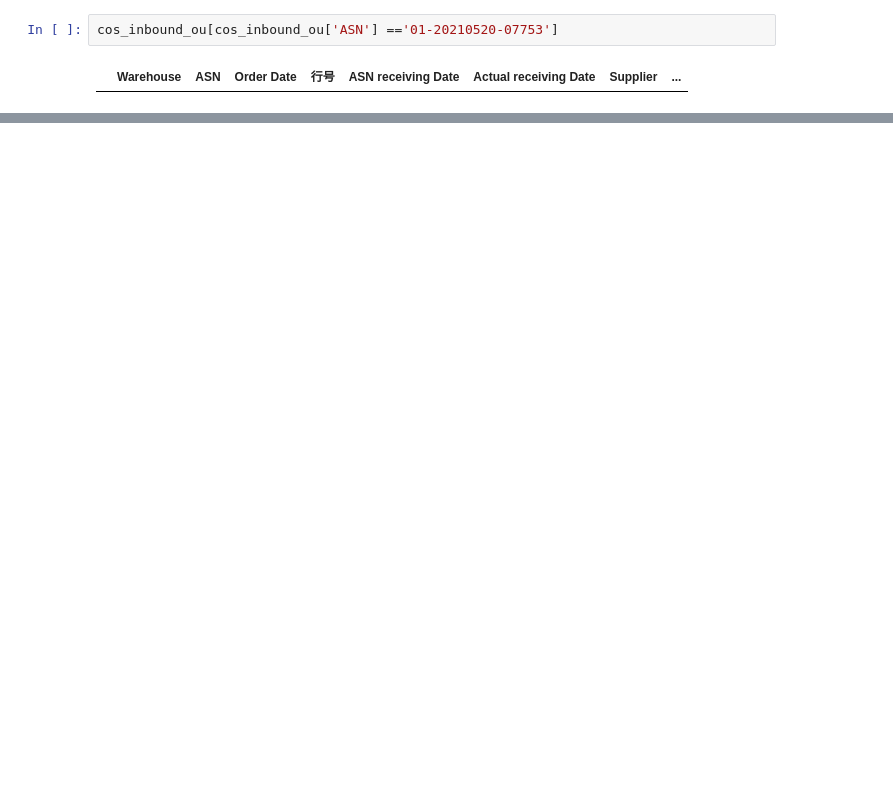
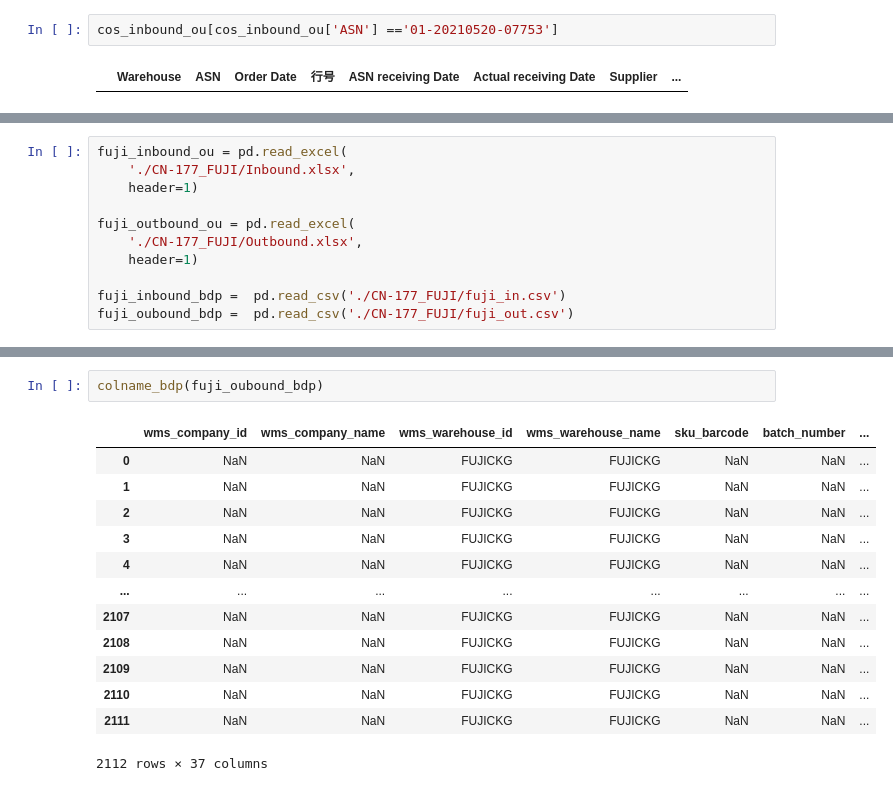
Before and after one commit to fyenne/CN-214, a Jupyter notebook: check_ou_bdp.ipynb, the cells around one changed output, grey strips where cells are left out. Cells and saved outputs as stored; diff of their text form; blank space fills up the shorter version.

```diff
--- a/check_ou_bdp.ipynb
+++ b/check_ou_bdp.ipynb
@@ -1535,0 +1585,11 @@ cos_inbound_ou[cos_inbound_ou['ASN'] =='01-20210520-07753']
+# %%
+fuji_inbound_ou = pd.read_excel(
+    './CN-177_FUJI/Inbound.xlsx',
+    header=1)
+
+fuji_outbound_ou = pd.read_excel(
+    './CN-177_FUJI/Outbound.xlsx',
+    header=1)
+
+fuji_inbound_bdp =  pd.read_csv('./CN-177_FUJI/fuji_in.csv')
+fuji_oubound_bdp =  pd.read_csv('./CN-177_FUJI/fuji_out.csv')
@@ -1535,0 +1613,16 @@ cos_inbound_ou[cos_inbound_ou['ASN'] =='01-20210520-07753']
+# %%
+colname_bdp(fuji_oubound_bdp)
+# %% [output]
+|  | wms_company_id | wms_company_name | wms_warehouse_id | wms_warehouse_name | sku_barcode | batch_number | ... |
+| 0 | NaN | NaN | FUJICKG | FUJICKG | NaN | NaN | ... |
+| 1 | NaN | NaN | FUJICKG | FUJICKG | NaN | NaN | ... |
+| 2 | NaN | NaN | FUJICKG | FUJICKG | NaN | NaN | ... |
+| 3 | NaN | NaN | FUJICKG | FUJICKG | NaN | NaN | ... |
+| 4 | NaN | NaN | FUJICKG | FUJICKG | NaN | NaN | ... |
+| ... | ... | ... | ... | ... | ... | ... | ... |
+| 2107 | NaN | NaN | FUJICKG | FUJICKG | NaN | NaN | ... |
+| 2108 | NaN | NaN | FUJICKG | FUJICKG | NaN | NaN | ... |
+| 2109 | NaN | NaN | FUJICKG | FUJICKG | NaN | NaN | ... |
+| 2110 | NaN | NaN | FUJICKG | FUJICKG | NaN | NaN | ... |
+| 2111 | NaN | NaN | FUJICKG | FUJICKG | NaN | NaN | ... |
+2112 rows × 37 columns
```
Also changed, not shown: parts of 21 cells of this notebook, 1 other file.
